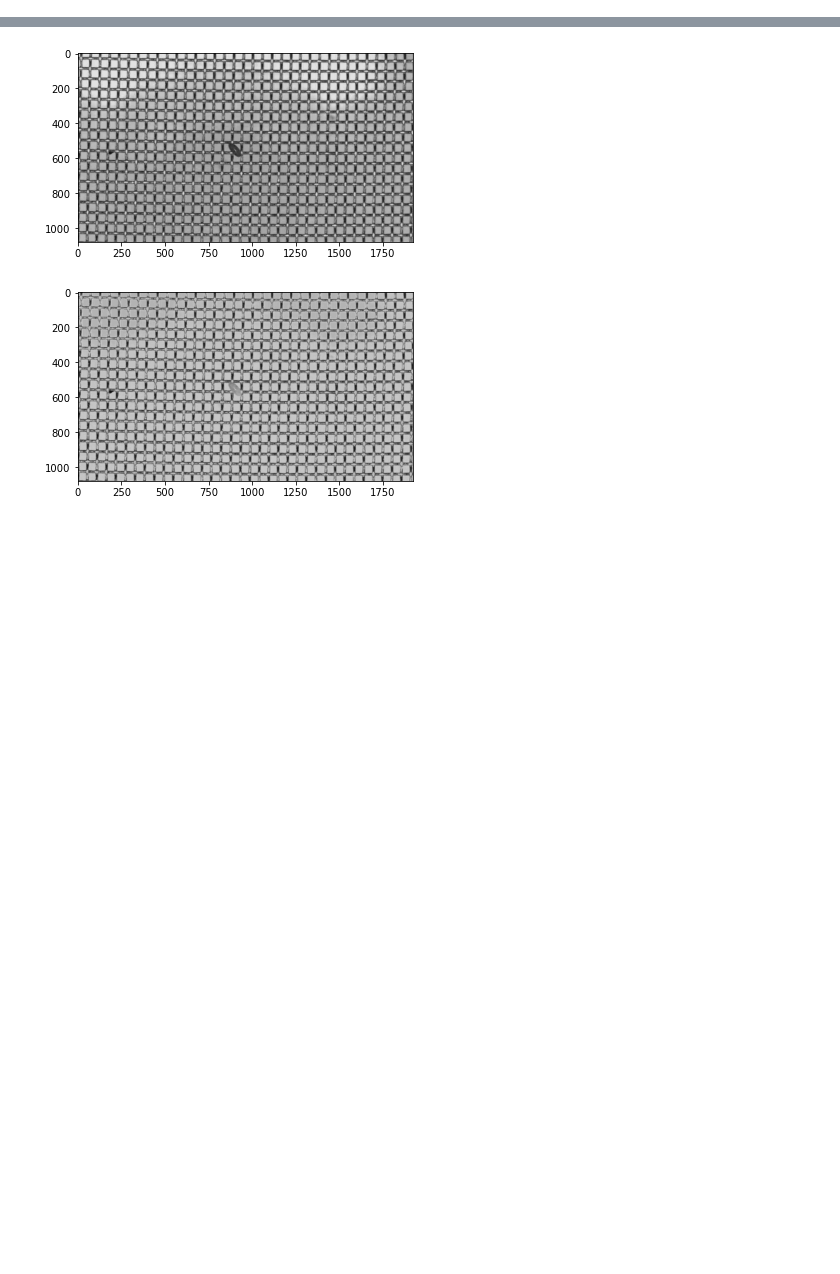
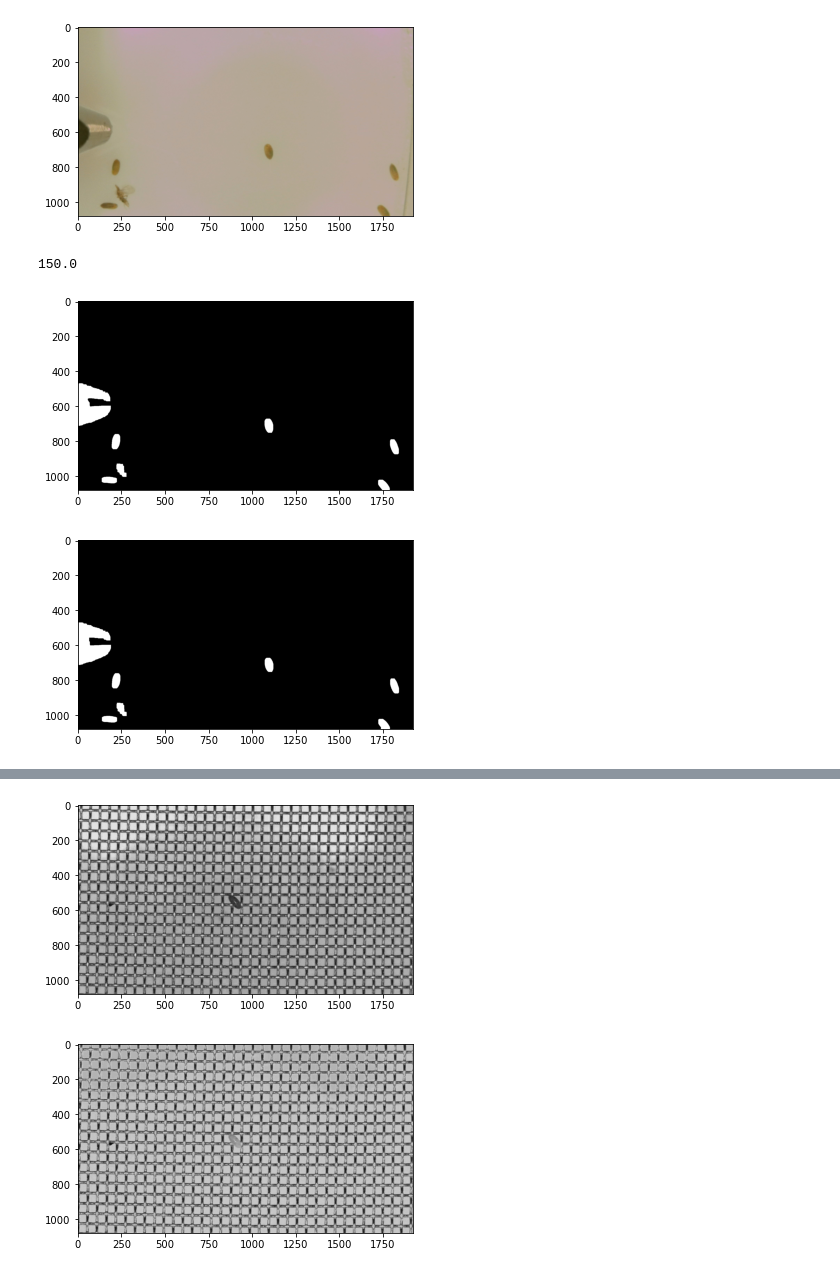
Before and after one commit to chuangjim/transplant_system, a Jupyter notebook: image_processing/image_processing.ipynb, the cells around one changed output, grey strips where cells are left out. Cells and saved outputs as stored; diff of their text form; code cells hidden in the pictures; blank space fills up the shorter version.

```diff
--- a/image_processing/image_processing.ipynb
+++ b/image_processing/image_processing.ipynb
@@ -5,3 +1,58 @@ from  matplotlib import pyplot as plt
+# %%
+import cv2
+import numpy as np
+from  matplotlib import pyplot as plt
+# cam = cv2.VideoCapture(1, cv2.CAP_DSHOW)
+# cam.set(3,1920)
+# cam.set(4,1080)
+# ret, img = cam.read()
+img = cv2.imread("./img/20.jpg")
+show_rgb(img)
+# img = cv2.cvtColor(img, cv2.COLOR_BGR2HSV)
+img_b, img_g, img_r= cv2.split(img)
+# cv2.imwrite('./img/img_b.jpg', img_b)
+# cv2.imwrite('./img/img_g.jpg', img_g)
+# cv2.imwrite('./img/img_r.jpg', img_r)
+# reverse
+img_rev = 255 - img_b
+cv2.imwrite('./img/img_rev.jpg', img_rev)
+# gaussian blur
+img_blur = cv2.GaussianBlur(img_rev,(5,5),0)
+# ret,img_th = cv2.threshold(img_blur,155,255,cv2.THRESH_BINARY)
+ret, img_th = cv2.threshold(img_blur,150,255,cv2.THRESH_BINARY)
+print(ret)
+# show(img_th)
+# cv2.imwrite('./img/img_th.jpg', img_th)
+
+# opening
+kernel = np.ones((20,20),np.uint8)
+img_open = cv2.morphologyEx(img_th, cv2.MORPH_OPEN, kernel)
+show(img_open)
+# cv2.imwrite('./img/img_open.jpg', img_open)
+
+
+# closing
+img_close = cv2.morphologyEx(img_open, cv2.MORPH_CLOSE, kernel)
+show(img_close)
+# cv2.imwrite('./img/img_close.jpg', img_close)
+
+
+
+# # fill holes
+# # Mask used to flood filling.
+# # Notice the size needs to be 2 pixels than the image.
+# h, w = img.shape[:2]
+# mask = np.zeros((h+2, w+2), np.uint8)
+# img_floodfill = img_close.copy()
+# cv2.floodFill(img_floodfill, mask, (0,0), 255);
+# img_floodfill_inv = cv2.bitwise_not(img_floodfill)
+# img_floodfill = img_open | img_floodfill_inv
+# show(img_floodfill)
+# %% [output]
+[figure, new version]
+150.0
+[figure, new version]
+[figure, new version]
 # %%
 def show_rgb(img):
     img_2 = img[:,:,::-1]
```
Also changed, not shown: parts of 3 cells of this notebook, 3 other files.
